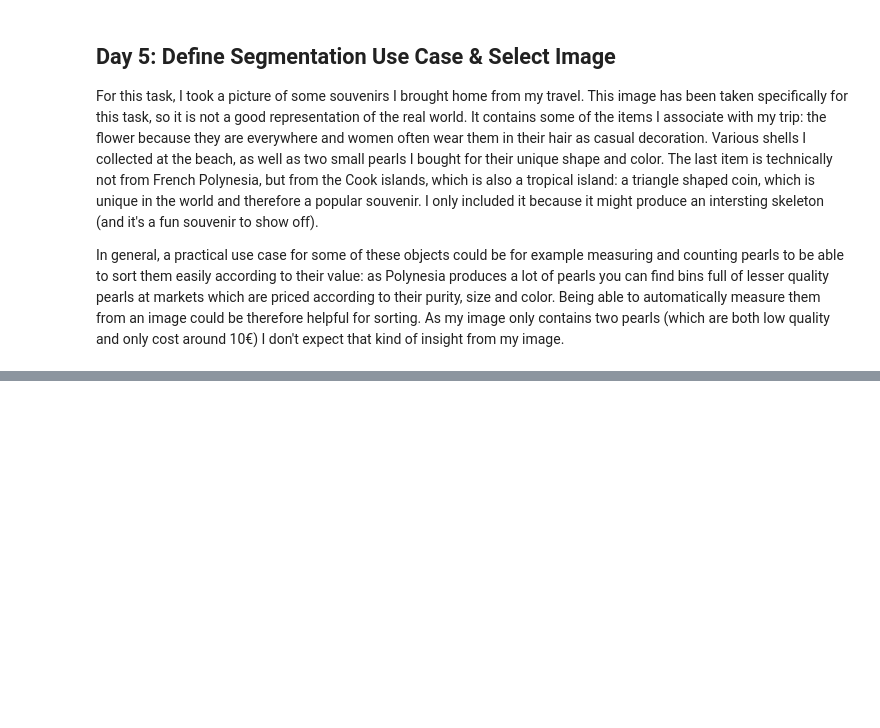
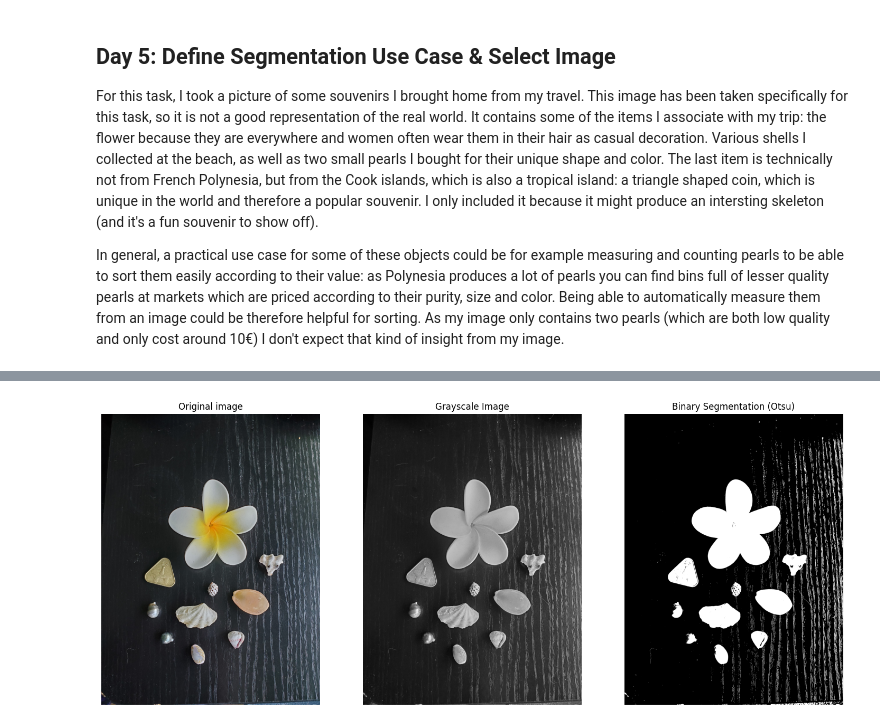
Before and after one commit to AntoniaBonfa/gbsv_MC2, a Jupyter notebook: gbsv_mc2_part2.ipynb, the cells around one changed output, grey strips where cells are left out. Drawn from its saved outputs; the diff is of its cells as text; code cells hidden in the pictures; blank space fills up the shorter version.

```diff
--- a/gbsv_mc2_part2.ipynb
+++ b/gbsv_mc2_part2.ipynb
@@ -26,0 +47,26 @@ plt.show()
+# %%
+from skimage.filters import threshold_otsu
+
+items_gray = cv.cvtColor(items, cv.COLOR_RGB2GRAY)
+
+thresholds = threshold_otsu(items_gray, nbins=2)
+binary = items_gray >= thresholds
+
+fig, ax = plt.subplots(1,3,figsize=(15, 6))
+
+ax[0].imshow(items, cmap='gray')
+ax[0].set_title('Original image')
+ax[0].axis('off')
+
+ax[1].imshow(items_gray, cmap='gray')
+ax[1].set_title('Grayscale Image')
+ax[1].axis('off')
+
+ax[2].imshow(binary, cmap='gray')
+ax[2].set_title('Binary Segmentation (Otsu)')
+ax[2].axis('off')
+
+plt.tight_layout()
+plt.show()
+# %% [output]
+[figure, added]
```
Also changed, not shown: parts of 21 cells of this notebook, 1 other file.
